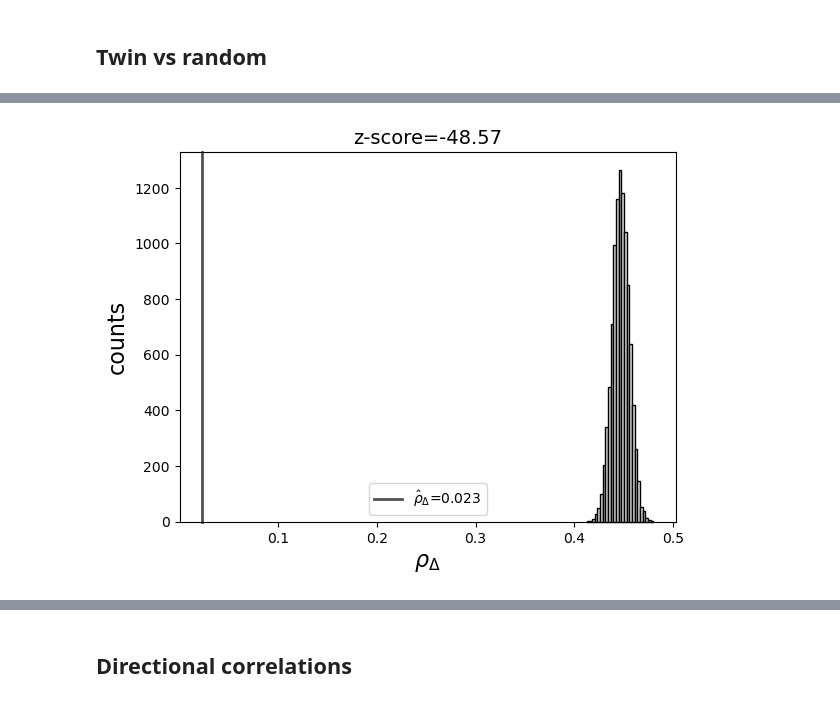
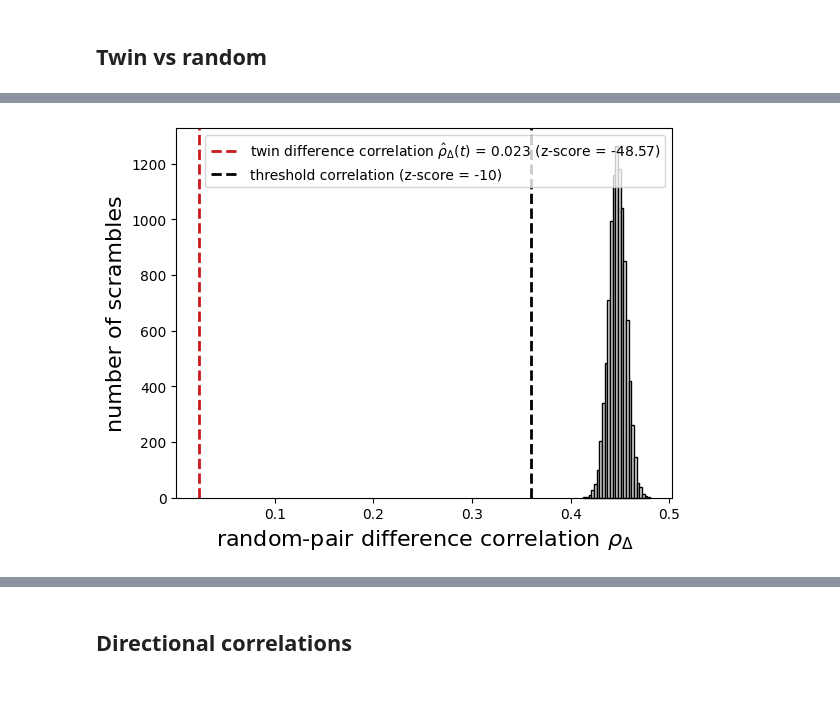
Before and after one commit to Keerthana910234/TwINFER, a Jupyter notebook: scripts_to_make_figures/supp_figures.ipynb, the cells around one changed output, grey strips where cells are left out. Saved outputs shown, nothing was run; the diff lists cells and outputs as text; code cells hidden in the pictures.

Commit message:
figure scripts

```diff
--- a/scripts_to_make_figures/supp_figures.ipynb
+++ b/scripts_to_make_figures/supp_figures.ipynb
@@ -1945,8 +2473,8 @@ for gi, gj in all_pairs:
 # %%
 from itertools import combinations
-csv_path = "/home/gzu5140/Keerthana_b1042/grnInference/simulation_data/median_parameter_simulations/figure_2_simulations_6000_cells/A_B/df_rows_0_1_08082025_093223_ncells_6000_A_B_rep_0.csv"
+csv_path = "/home/gzu5140/Keerthana_b1042/grnInference/simulation_data/median_simulation/figure_2_simulations_6000_cells/A_B/df_rows_0_1_08082025_093223_ncells_6000_A_B_rep_0.csv"
 simulation = pd.read_csv(csv_path)
-path_to_connectivity_matrix = f"/home/gzu5140/Keerthana_b1042/grnInference/simulation_data/median_parameter_simulations/figure_2_simulation_details/interaction_matrix_A_B.txt"
+path_to_connectivity_matrix = f"/home/gzu5140/Keerthana_b1042/grnInference/simulation_data/parameter_scan_simulations/simulation_details/connectivity_matrix_A_B.txt"
 n_clones_simulation = simulation['clone_id'].nunique()
 n_genes, interaction_matrix = read_input_matrix(path_to_connectivity_matrix)
 gene_list = [f"gene_{i}" for i in np.arange(1, n_genes + 1)]
@@ -2056,7 +2584,7 @@ for gi, gj in all_pairs:
     thr_pos = ax.axvline(
         current_threshold, linestyle="--",
         color="black", linewidth=1,
-        label=f"threshold={current_threshold:.3f}"
+        label=f"threshold = {current_threshold:.3f}"
     )
     thr_neg = ax.axvline(
         -current_threshold, linestyle="--",
@@ -2067,11 +2595,12 @@ for gi, gj in all_pairs:
     actual_line = ax.axvline(
         corr_val,
         color=line_colors[choice], linewidth=2,
-        label=rf"$\rho$={corr_val:.3f}"
+        label=rf"observed $\rho$ = {corr_val:.3f}",
+        linestyle = "--"
     )
     # X and Y labels
-    xlabel = ax.set_xlabel(r"$\rho$", fontsize=16)
-    ylabel = ax.set_ylabel("count", fontsize=16)
+    xlabel = ax.set_xlabel(r"gene correlation $\rho$", fontsize=16)
+    ylabel = ax.set_ylabel("number of scrambles", fontsize=16)
 
     # Turn off clipping for Illustrator
     xlabel.set_clip_on(False)
@@ -2085,15 +2614,15 @@ for gi, gj in all_pairs:
             artist.set_clip_on(False)
 
     # Save clean for Illustrator
-    outname = f"gene_gene_corr_{gi}_{gj}"
+    outname = f"gene_gene_corr_A_B"
     plt.savefig(
-    f"/home/gzu5140/Keerthana_b1042/grnInference/plots/supp_figures/{outname}.svg",
+    f"/home/gzu5140/Keerthana_b1042/grnInference/plots/supp_figures/new_fig/{outname}.svg",
     format="svg",
     facecolor="none",
     transparent=True
     )
     plt.savefig(
-        f"/home/gzu5140/Keerthana_b1042/grnInference/plots/supp_figures/{outname}.png",
+        f"/home/gzu5140/Keerthana_b1042/grnInference/plots/supp_figures/new_fig/{outname}.png",
         format="png",
         facecolor="none",
         transparent=True
@@ -2304,11 +3177,11 @@ def split_and_merge_simulations(path_to_simulation_file):
     merged_df = pd.concat([sim1_subset, sim2_subset], ignore_index=True)
     return merged_df
 # %%
-csv_path_1  = "/home/gzu5140/Keerthana_b1042/grnInference/simulation_data/median_parameter_simulations/figure_2_simulations_6000_cells/A_B_high_k_on/df_rows_3_3_09082025_201359_ncells_6000_A_B_high_k_on_rep_0.csv"
-csv_path_2  = "/home/gzu5140/Keerthana_b1042/grnInference/simulation_data/median_parameter_simulations/figure_2_simulations_6000_cells/A_B_low_k_on/df_rows_2_2_09082025_210256_ncells_6000_A_B_low_k_on_rep_0.csv"
+csv_path_1  = "/home/gzu5140/Keerthana_b1042/grnInference/simulation_data/median_simulation/figure_2_simulations_6000_cells/A_B_high_k_on/df_rows_3_3_09082025_201359_ncells_6000_A_B_high_k_on_rep_0.csv"
+csv_path_2  = "/home/gzu5140/Keerthana_b1042/grnInference/simulation_data/median_simulation/figure_2_simulations_6000_cells/A_B_low_k_on/df_rows_2_2_09082025_210256_ncells_6000_A_B_low_k_on_rep_0.csv"
 path_to_simulation_file = [csv_path_1, csv_path_2]
 simulation = split_and_merge_simulations(path_to_simulation_file)
-path_to_connectivity_matrix = f"/home/gzu5140/Keerthana_b1042/grnInference/simulation_data/median_parameter_simulations/figure_2_simulation_details/interaction_matrix_A_B.txt"
+path_to_connectivity_matrix = f"/home/gzu5140/Keerthana_b1042/grnInference/simulation_data/parameter_scan_simulations/simulation_details/connectivity_matrix_A_B.txt"
 n_clones_simulation = simulation['clone_id'].nunique()
 n_genes, interaction_matrix = read_input_matrix(path_to_connectivity_matrix)
 gene_list = [f"gene_{i}" for i in np.arange(1, n_genes + 1)]
@@ -2382,52 +3255,52 @@ for gene_i, gene_j in all_pairs:
         "red":   "#cb181d",
         "grey":  "#525252",
     }
-    choice = "grey"   # or "blue" / "grey"
+    choice = "red"   # or "blue" / "grey"
 
     ax.axvline(
-        t_corr, linestyle="-",
-        color=line_colors[choice], linewidth=2,
-        label=rf"$\hat{{\rho}}_{{\Delta}}$={t_corr:.3f}"
+        t_corr, linestyle="--",
+        color=line_colors[choice],linewidth=2,
+        label=rf"twin difference correlation ${{\hat{{\rho}}}}_{{\Delta}} (t)$ = {t_corr:.3f} (z-score = {z_score:.2f})"
     )
-
+    threshold_corr = -10*r_corr_std + np.mean(r_corr)
+    ax.axvline(
+        threshold_corr, linestyle="--",
+        color="black", linewidth=2,
+        label=rf"threshold correlation (z-score = -10)"
+    )
     # Labels
-    xlabel = ax.set_xlabel(rf"$\rho_{{\Delta}}$", fontsize=16)
-    ylabel = ax.set_ylabel("counts", fontsize=16)
+    xlabel = ax.set_xlabel(rf"random-pair difference correlation $\rho_\Delta$", fontsize=16)
+    ylabel = ax.set_ylabel("number of scrambles", fontsize=16)
     xlabel.set_clip_on(False)
     ylabel.set_clip_on(False)
-
-    # Title with Z-score
-    ax.set_title(
-        f"z-score={z_score:.2f}",
-        fontsize=14
-    )
 
     ax.legend()
 
     # ---- Remove clipping for all artists ----
     for artist in ax.get_children():
         if hasattr(artist, "set_clip_on"):
             artist.set_clip_on(False)
 
     # --- Save figure ---
-    outname = f"twin_vs_random_corr_{gene_i}_{gene_j}_2_states"
+    outname = f"twin_vs_random_corr_A_B_2_states"
     plt.savefig(
-        f"/home/gzu5140/Keerthana_b1042/grnInference/plots/supp_figures/{outname}.svg",
+        f"/home/gzu5140/Keerthana_b1042/grnInference/plots/supp_figures/new_fig/{outname}.svg",
         format="svg"
     )
     plt.savefig(
-        f"/home/gzu5140/Keerthana_b1042/grnInference/plots/supp_figures/{outname}.png",
+        f"/home/gzu5140/Keerthana_b1042/grnInference/plots/supp_figures/new_fig/{outname}.png",
         format="png"
     )
     plt.show()
 
     # --- Save CSV with values ---
     df_out = pd.DataFrame({"random_corr": r_corr})
     df_out["twin_corr"] = t_corr
     df_out["z_score"] = z_score
+    df_out["threshold_corr"] = threshold_corr
     df_out.to_csv(
         f"/home/gzu5140/Keerthana_b1042/grnInference/plot_data/supp_figure/{outname}.csv",
         index=False
     )
 # %% [output]
-[figure, old version]
+[figure, new version]
```
Also changed, not shown: parts of 28 cells of this notebook, 7 other files.
